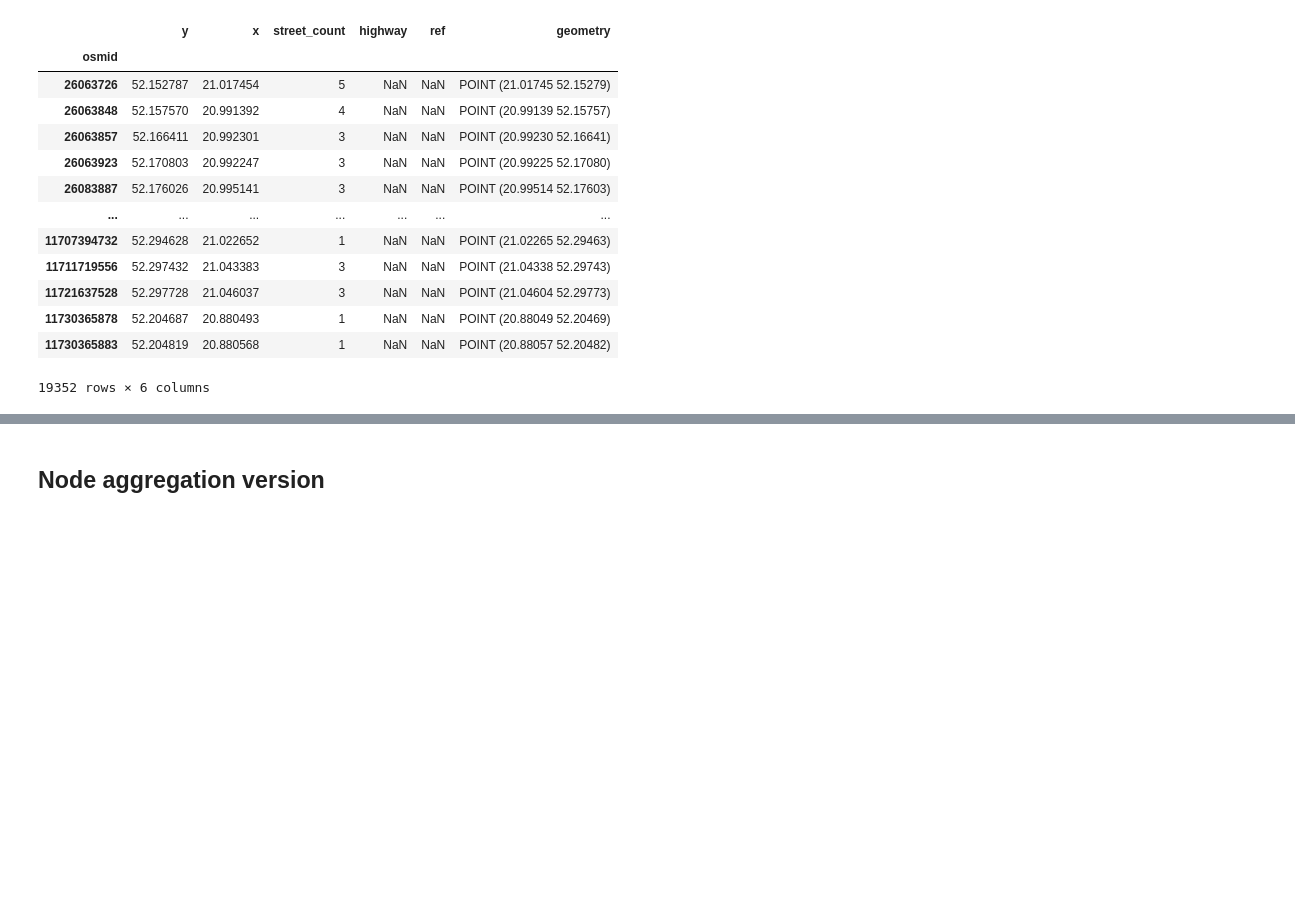
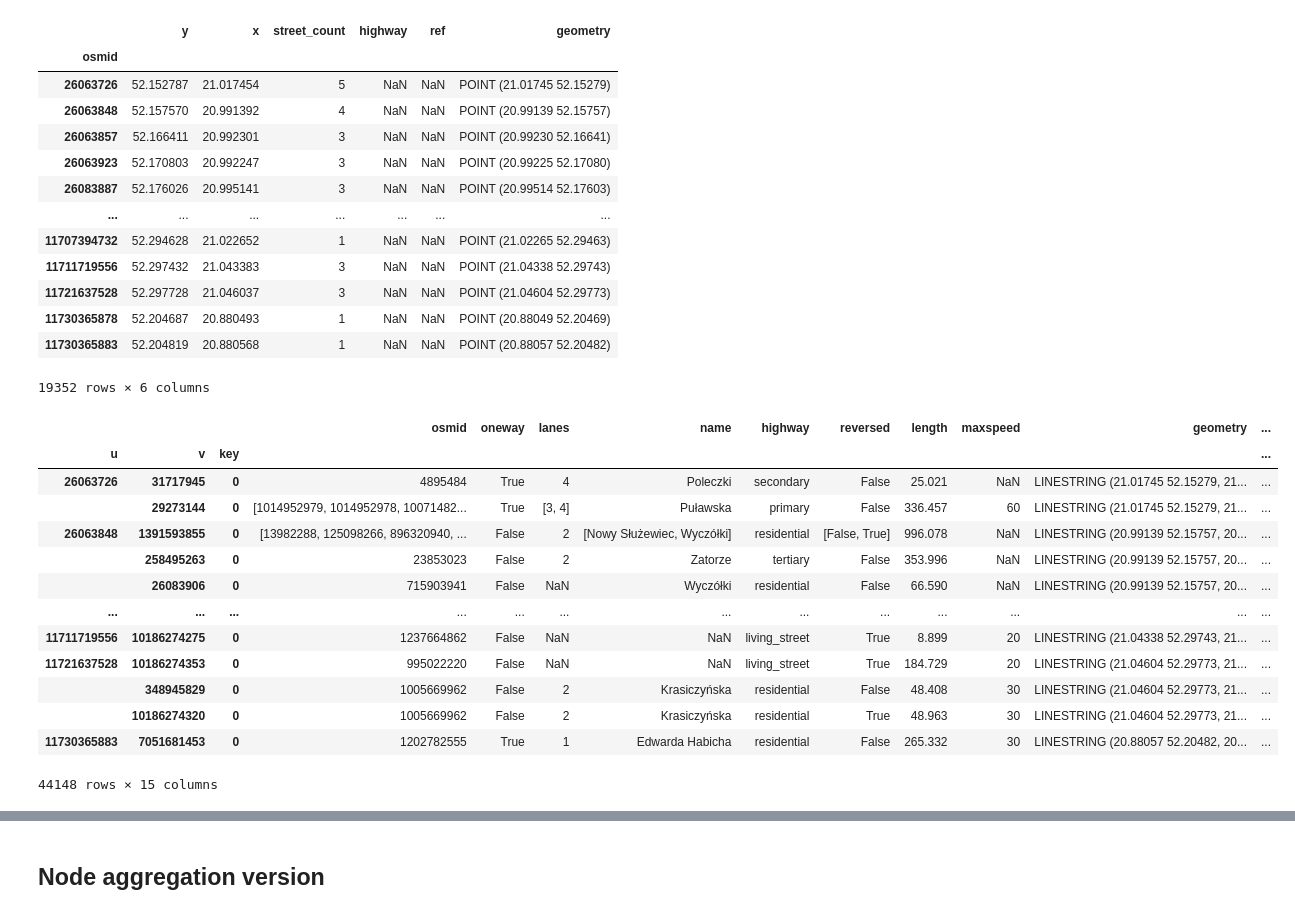
Before and after one commit to StaszekM/gradient, a Jupyter notebook: notebooks/osmnx_graph_train_test.ipynb, the cells around one changed output, grey strips where cells are left out. Drawn from its saved outputs; the diff is of its cells as text; code cells hidden in the pictures; blank space fills up the shorter version.

```diff
--- a/notebooks/osmnx_graph_train_test.ipynb
+++ b/notebooks/osmnx_graph_train_test.ipynb
@@ -34,3 +34,20 @@ gdf_nodes
 | 11730365878 | 52.204687 | 20.880493 | 1 | NaN | NaN | POINT (20.88049 52.20469) |
 | 11730365883 | 52.204819 | 20.880568 | 1 | NaN | NaN | POINT (20.88057 52.20482) |
 19352 rows × 6 columns
+# %%
+gdf_edges
+# %% [output]
+|  |  |  | osmid | oneway | lanes | name | highway | reversed | length | maxspeed | geometry | ... |
+| u | v | key |  |  |  |  |  |  |  |  |  | ... |
+| 26063726 | 31717945 | 0 | 4895484 | True | 4 | Poleczki | secondary | False | 25.021 | NaN | LINESTRING (21.01745 52.15279, 21... | ... |
+|  | 29273144 | 0 | [1014952979, 1014952978, 10071482... | True | [3, 4] | Puławska | primary | False | 336.457 | 60 | LINESTRING (21.01745 52.15279, 21... | ... |
+| 26063848 | 1391593855 | 0 | [13982288, 125098266, 896320940, ... | False | 2 | [Nowy Służewiec, Wyczółki] | residential | [False, True] | 996.078 | NaN | LINESTRING (20.99139 52.15757, 20... | ... |
+|  | 258495263 | 0 | 23853023 | False | 2 | Zatorze | tertiary | False | 353.996 | NaN | LINESTRING (20.99139 52.15757, 20... | ... |
+|  | 26083906 | 0 | 715903941 | False | NaN | Wyczółki | residential | False | 66.590 | NaN | LINESTRING (20.99139 52.15757, 20... | ... |
+| ... | ... | ... | ... | ... | ... | ... | ... | ... | ... | ... | ... | ... |
+| 11711719556 | 10186274275 | 0 | 1237664862 | False | NaN | NaN | living_street | True | 8.899 | 20 | LINESTRING (21.04338 52.29743, 21... | ... |
+| 11721637528 | 10186274353 | 0 | 995022220 | False | NaN | NaN | living_street | True | 184.729 | 20 | LINESTRING (21.04604 52.29773, 21... | ... |
+|  | 348945829 | 0 | 1005669962 | False | 2 | Krasiczyńska | residential | False | 48.408 | 30 | LINESTRING (21.04604 52.29773, 21... | ... |
+|  | 10186274320 | 0 | 1005669962 | False | 2 | Krasiczyńska | residential | True | 48.963 | 30 | LINESTRING (21.04604 52.29773, 21... | ... |
+| 11730365883 | 7051681453 | 0 | 1202782555 | True | 1 | Edwarda Habicha | residential | False | 265.332 | 30 | LINESTRING (20.88057 52.20482, 20... | ... |
+44148 rows × 15 columns
```
Also changed, not shown: parts of 2 cells of this notebook, 1 other file.
